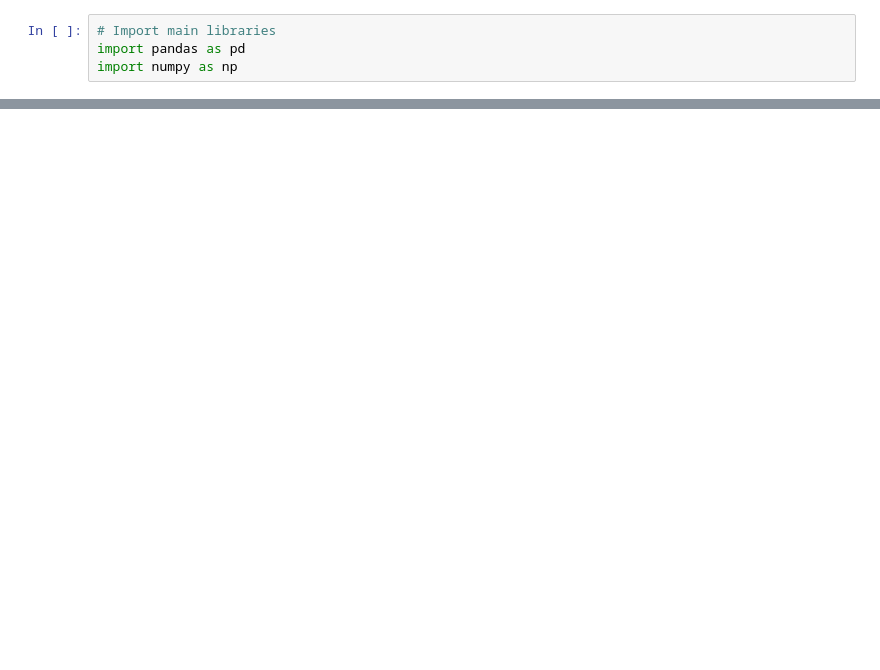
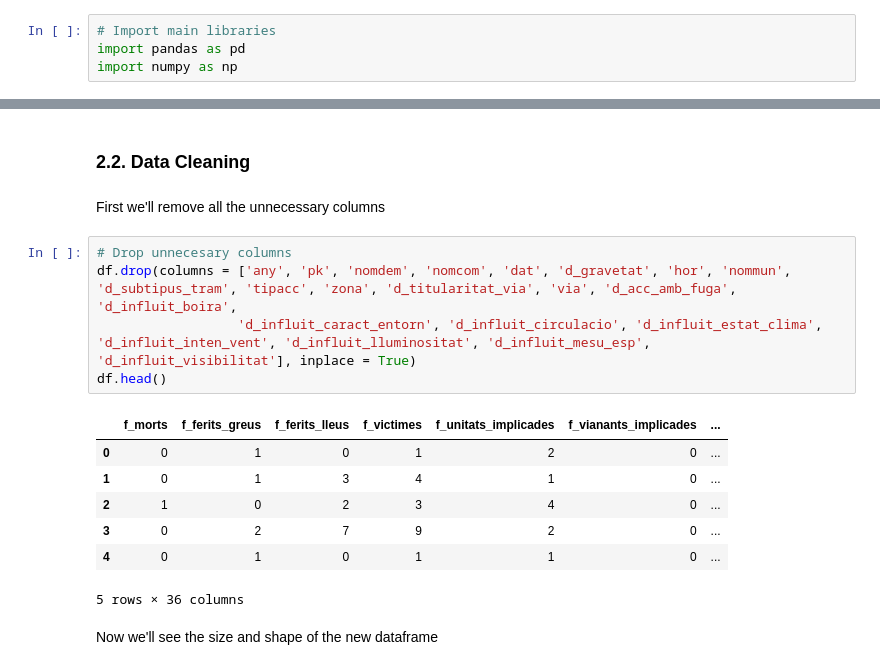
Before and after one commit to andresvarq/Applied-Data-Science-capstone, a Jupyter notebook: capstone-project.ipynb, the cells around one changed output, grey strips where cells are left out. Saved outputs shown, nothing was run; the diff lists cells and outputs as text; blank space fills up the shorter version.

```diff
--- a/capstone-project.ipynb
+++ b/capstone-project.ipynb
@@ -48,0 +97,19 @@ df.head()
+# %% [markdown]
+### 2.2. Data Cleaning <a name='dc'></a>
+# %% [markdown]
+First we'll remove all the unnecessary columns
+# %%
+# Drop unnecesary columns
+df.drop(columns = ['any', 'pk', 'nomdem', 'nomcom', 'dat', 'd_gravetat', 'hor', 'nommun', 'd_subtipus_tram', 'tipacc', 'zona', 'd_titularitat_via', 'via', 'd_acc_amb_fuga', 'd_influit_boira',
+                  'd_influit_caract_entorn', 'd_influit_circulacio', 'd_influit_estat_clima', 'd_influit_inten_vent', 'd_influit_lluminositat', 'd_influit_mesu_esp', 'd_influit_visibilitat'], inplace = True)
+df.head()
+# %% [output]
+|  | f_morts | f_ferits_greus | f_ferits_lleus | f_victimes | f_unitats_implicades | f_vianants_implicades | ... |
+| 0 | 0 | 1 | 0 | 1 | 2 | 0 | ... |
+| 1 | 0 | 1 | 3 | 4 | 1 | 0 | ... |
+| 2 | 1 | 0 | 2 | 3 | 4 | 0 | ... |
+| 3 | 0 | 2 | 7 | 9 | 2 | 0 | ... |
+| 4 | 0 | 1 | 0 | 1 | 1 | 0 | ... |
+5 rows × 36 columns
+# %% [markdown]
+Now we'll see the size and shape of the new dataframe
```
Also changed, not shown: parts of 17 cells of this notebook.
